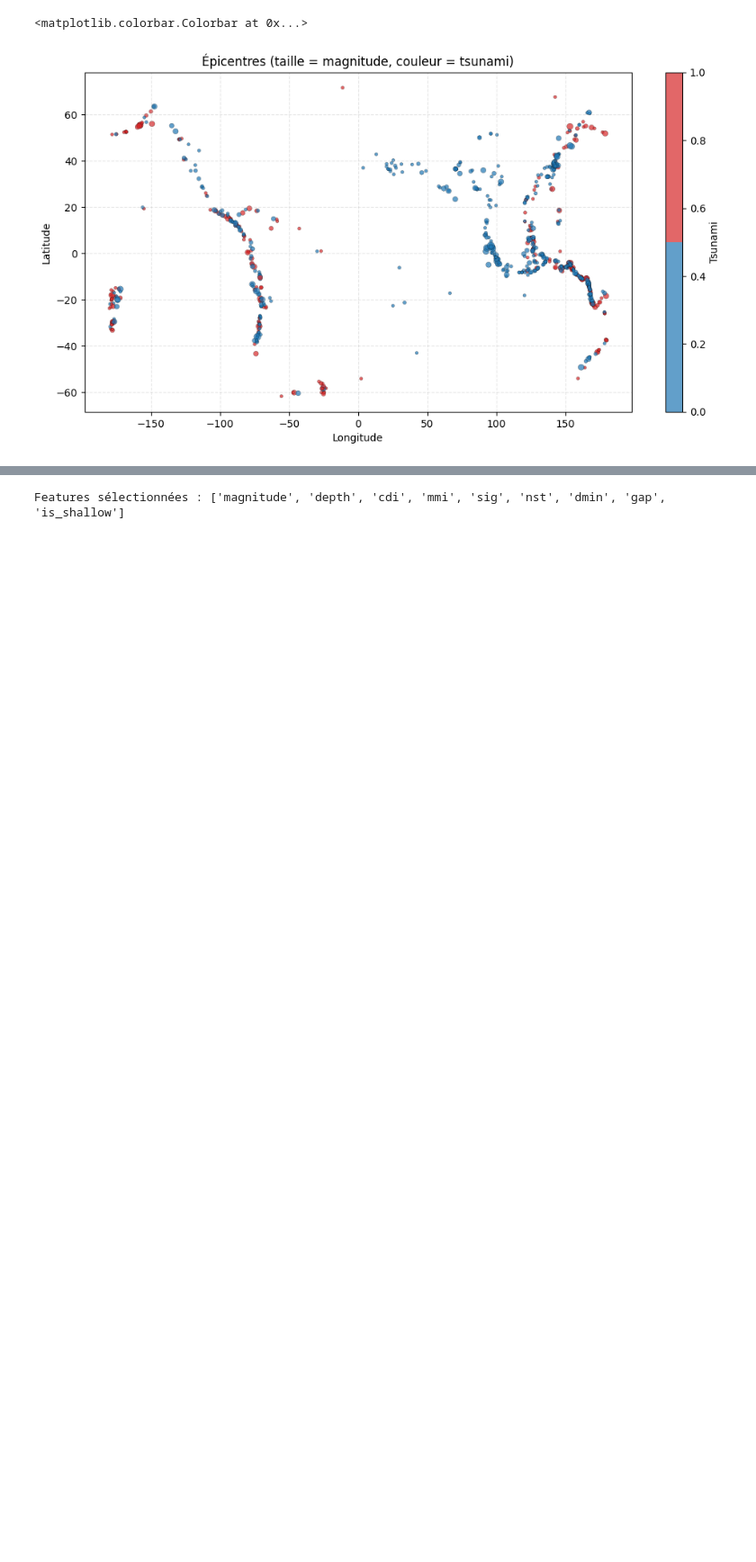
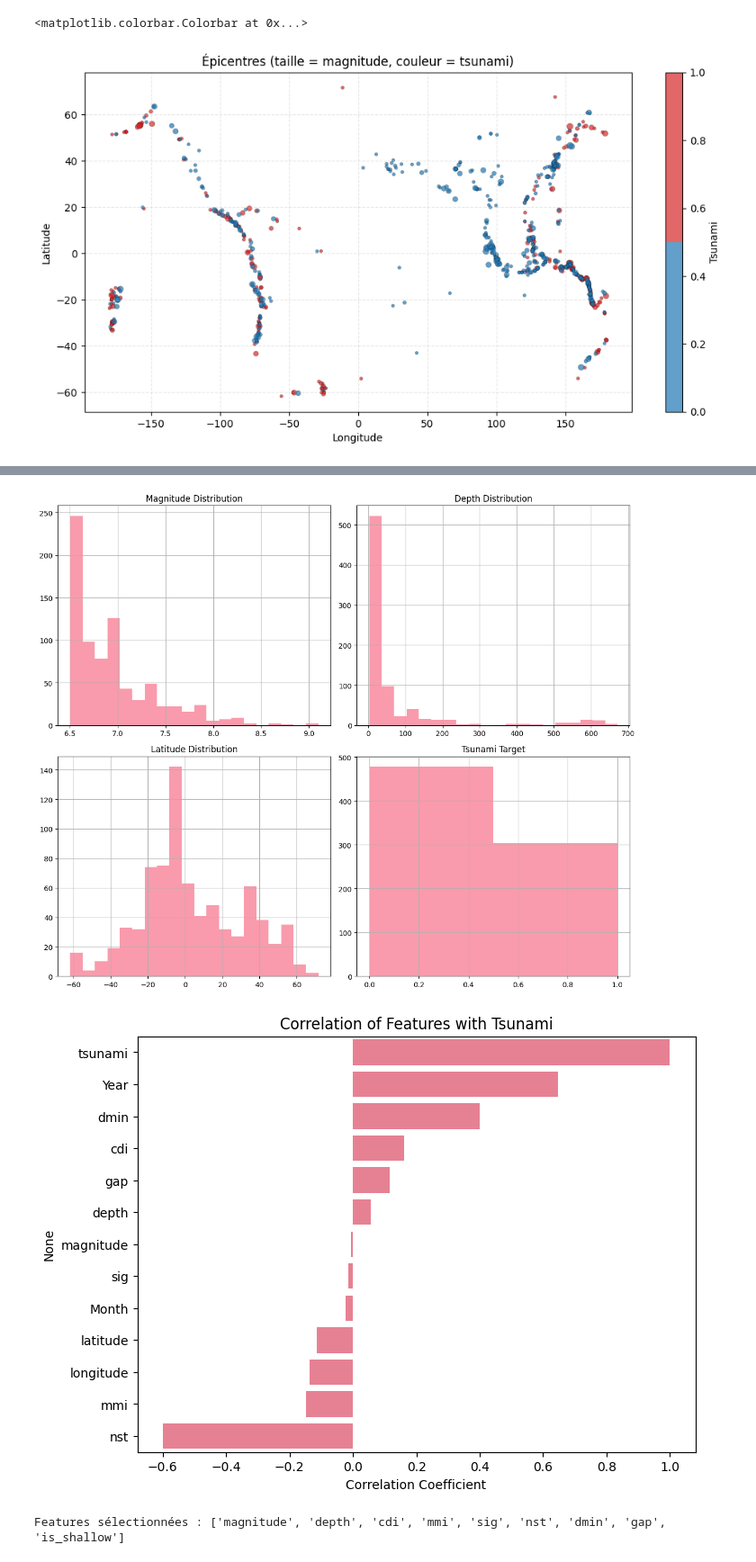
Before and after one commit to ayoub1999hannachi/earthquake-tsunami, a Jupyter notebook: notebooks/earthquake-tsunami.ipynb, the cells around one changed output, grey strips where cells are left out. Shown at 90% size. Saved outputs shown, nothing was run; the diff lists cells and outputs as text; code cells hidden in the pictures; blank space fills up the shorter version.

```diff
--- a/notebooks/earthquake-tsunami.ipynb
+++ b/notebooks/earthquake-tsunami.ipynb
@@ -175,3 +175,28 @@ for feat in feats:
+# %%
+import seaborn as sns
+# Set style for better plots
+plt.style.use('default')
+sns.set_palette("husl")
+
+# Distribution histograms
+fig, axes = plt.subplots(2, 2, figsize=(12, 10))
+df['magnitude'].hist(ax=axes[0,0], bins=20, alpha=0.7); axes[0,0].set_title('Magnitude Distribution')
+df['depth'].hist(ax=axes[0,1], bins=20, alpha=0.7); axes[0,1].set_title('Depth Distribution')
+df['latitude'].hist(ax=axes[1,0], bins=20, alpha=0.7); axes[1,0].set_title('Latitude Distribution')
+df['tsunami'].hist(ax=axes[1,1], bins=2, alpha=0.7); axes[1,1].set_title('Tsunami Target')
+plt.tight_layout()
+plt.show()
+
+# Correlation with target
+corr = df.corr()['tsunami'].sort_values(ascending=False)
+plt.figure(figsize=(8, 6))
+sns.barplot(x=corr.values, y=corr.index)
+plt.title('Correlation of Features with Tsunami')
+plt.xlabel('Correlation Coefficient')
+plt.show()
+# %% [output]
+[figure, added]
+[figure, added]
 # %%
 if 'depth' in df.columns:
     df['is_shallow'] = (df['depth'] <= 70).astype(int)
```
Also changed, not shown: parts of 9 cells of this notebook, 7 other files.
